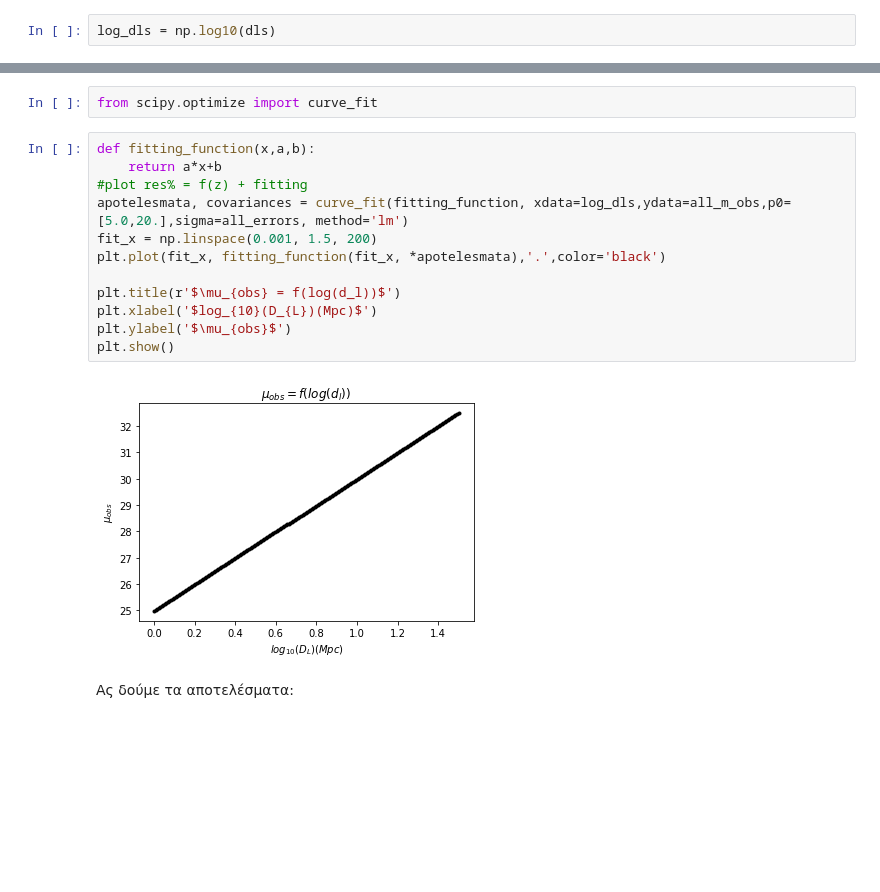
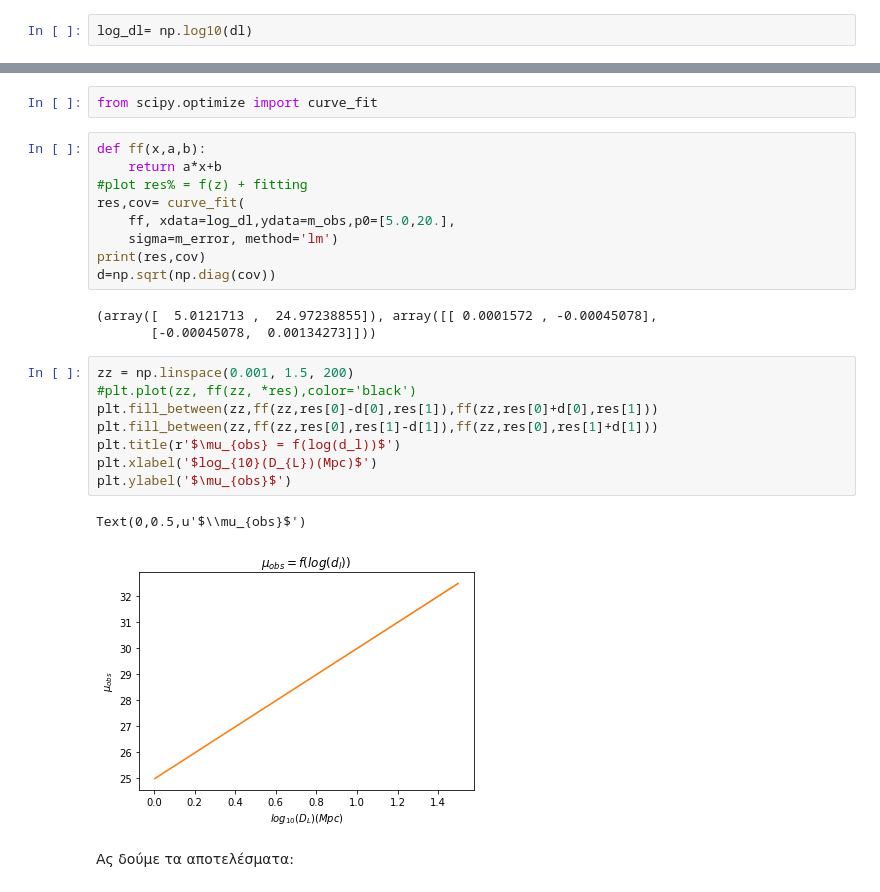
Before and after one commit to UoAACG/WorkshopNotebooks, a Jupyter notebook: Linear_Regresion_ex_and_extras.ipynb, the cells around one changed output, grey strips where cells are left out. Cells and saved outputs as stored; diff of their text form; blank space fills up the shorter version.

```diff
--- a/Linear_Regresion_ex_and_extras.ipynb
+++ b/Linear_Regresion_ex_and_extras.ipynb
@@ -131,26 +158,35 @@ plt.show()
 # %% [markdown]
 Ο λογάριθμός με βάση το 10 της απόστ. φωτεινότητας δίνεται ως:
 # %%
-log_dls = np.log10(dls)
+log_dl= np.log10(dl)
 # %% [markdown]
 Βλέπουμε οτι στις συναρτήσεις της numpy μπορούμε να δώσουμε ως όρισμα πίνακα και να έχουμε το αποτέλεσμα μιάς for
 σε μια γραμμή. Προφανώς αλγοριθμικά είναι το ίδιο αλλα απο πλευράς ταχύτητας είναι πολύ καλύτερη η χρήση της numpy.
 # %%
 from scipy.optimize import curve_fit
 # %%
-def fitting_function(x,a,b):
+def ff(x,a,b):
     return a*x+b
 #plot res% = f(z) + fitting
-apotelesmata, covariances = curve_fit(fitting_function, xdata=log_dls,ydata=all_m_obs,p0=[5.0,20.],sigma=all_errors, method='lm')
-fit_x = np.linspace(0.001, 1.5, 200)
-plt.plot(fit_x, fitting_function(fit_x, *apotelesmata),'.',color='black')
-
-plt.title(r'$\mu_{obs} = f(log(d_l))$')
-plt.xlabel('$log_{10}(D_{L})(Mpc)$')
-plt.ylabel('$\mu_{obs}$')
-plt.show()
+res,cov= curve_fit(
+    ff, xdata=log_dl,ydata=m_obs,p0=[5.0,20.],
+    sigma=m_error, method='lm')
+print(res,cov)
+d=np.sqrt(np.diag(cov))
 # %% [output]
-[figure, removed]
+(array([  5.0121713 ,  24.97238855]), array([[ 0.0001572 , -0.00045078],
+       [-0.00045078,  0.00134273]]))
+# %%
+zz = np.linspace(0.001, 1.5, 200)
+#plt.plot(zz, ff(zz, *res),color='black')
+plt.fill_between(zz,ff(zz,res[0]-d[0],res[1]),ff(zz,res[0]+d[0],res[1]))
+plt.fill_between(zz,ff(zz,res[0],res[1]-d[1]),ff(zz,res[0],res[1]+d[1]))
+plt.title(r'$\mu_{obs} = f(log(d_l))$')
+plt.xlabel('$log_{10}(D_{L})(Mpc)$')
+plt.ylabel('$\mu_{obs}$')
+# %% [output]
+Text(0,0.5,u'$\\mu_{obs}$')
+[figure, added]
 # %% [markdown]
 Ας δούμε τα αποτελέσματα:
 # %%
```
Also changed, not shown: parts of 14 cells of this notebook.
